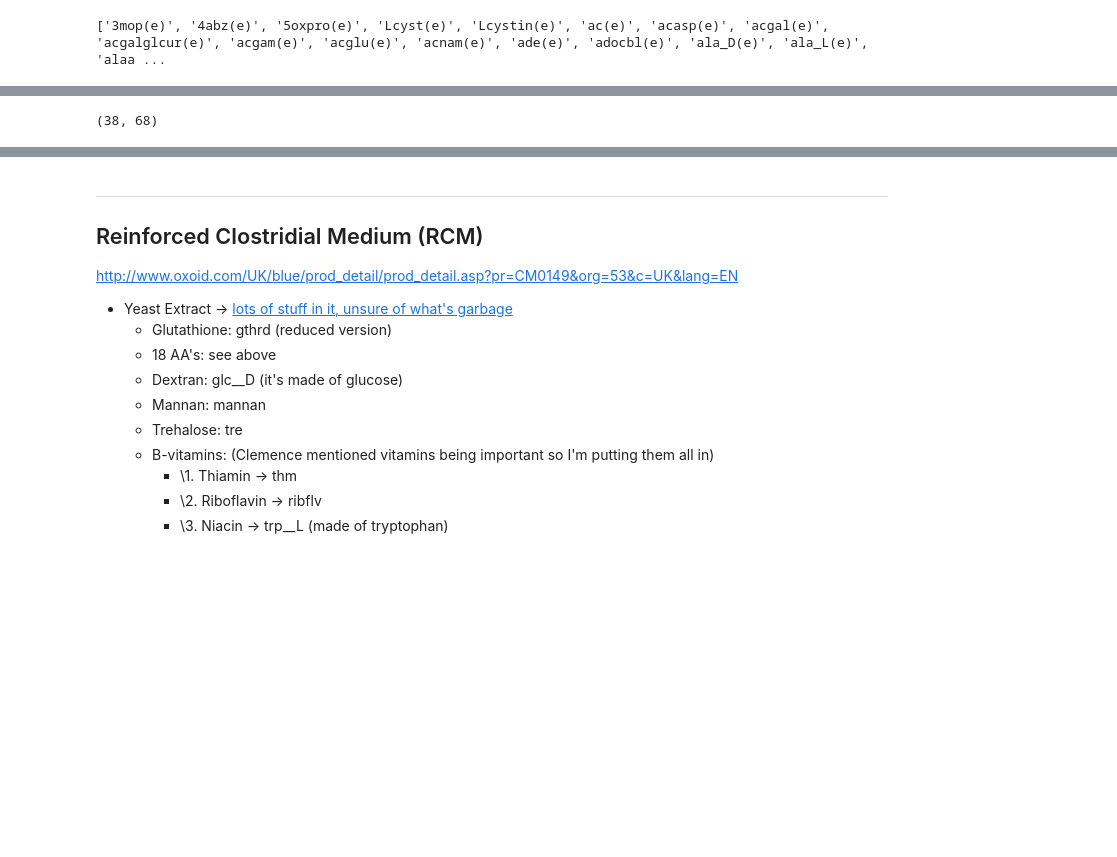
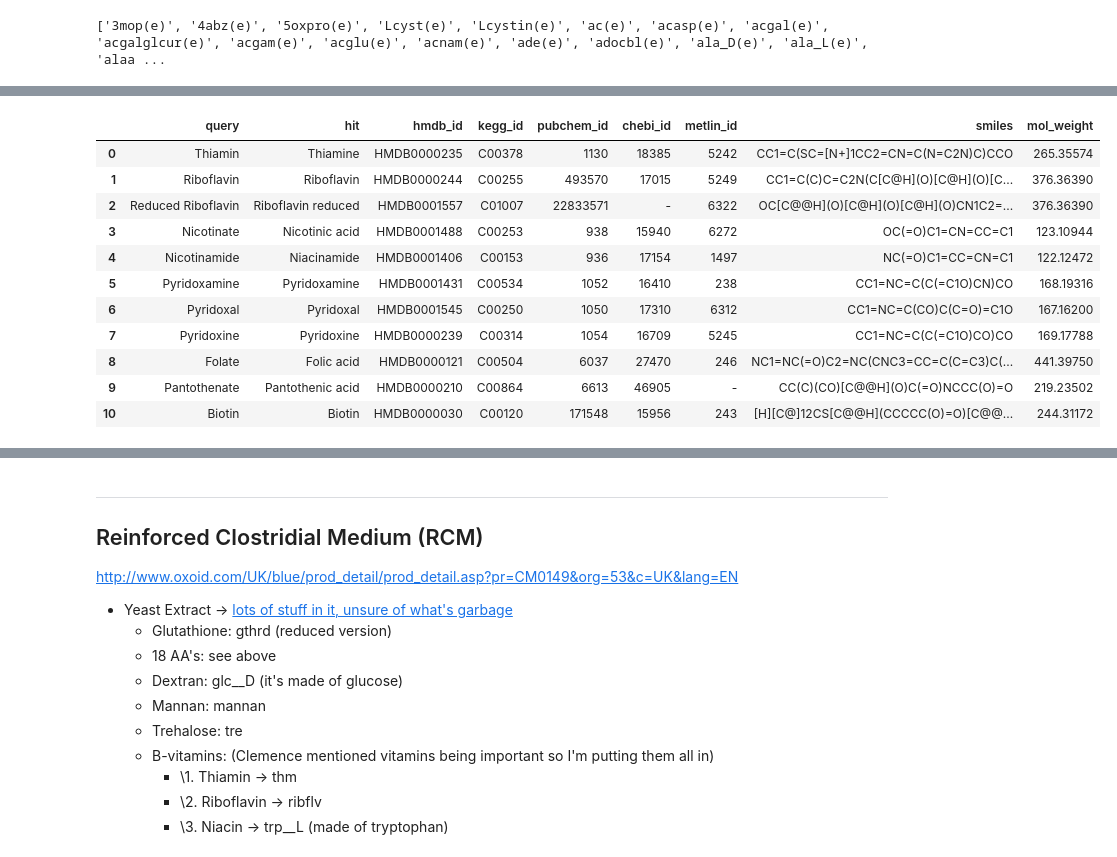
Before and after one commit to PrabJ/Flux_Balance_F_Prausnitzii, a Jupyter notebook: Metabolic_flux.ipynb, the cells around one changed output, grey strips where cells are left out. Cells and saved outputs as stored; diff of their text form; code cells hidden in the pictures; blank space fills up the shorter version.

```diff
--- a/Metabolic_flux.ipynb
+++ b/Metabolic_flux.ipynb
@@ -309,8 +310,17 @@ Secretion
-# %%
-MediumMgam=['4abz(e)','5oxpro(e)','Lcyst(e)', 'Lcystin(e)', 'ade(e)', 'adocbl(e)','ala_D(e)', 'ala_L(e)', 'arg_L(e)', 'asp_L(e)', 'btn(e)', 'ca2(e)', 'cbl1(e)', 'cbl2(e)', 'cl(e)', 'cobalt2(e)', 'cu2(e)', 'cys_L(e)', 'fe2(e)', 'fe3(e)', 'fol(e)', 'glc(e)', 'gln_L(e)', 'glu_L(e)', 'gly(e)',  'gthox(e)', 'gthrd(e)', 'gua(e)', 'h(e)', 'h2o(e)', 'his_L(e)', 'hxan(e)', 'ile_L(e)', 'ins(e)',  'k(e)',  'leu_L(e)', 'lys_L(e)', 'met_D(e)', 'met_L(e)', 'mg2(e)', 'na1(e)', 'nac(e)', 'ncam(e)', 'pb(e)' , 'phe_L(e)', 'pi(e)', 'pnto_R(e)', 'pro_L(e)', 'ptrc(e)', 'pydam(e)', 'pydx(e)', 'pydxn(e)', 'rbflvrd(e)', 'ribflv(e)', 'ser_L(e)', 'so4(e)', 'spmd(e)', 'strch1(e)',  'taur(e)', 'thm(e)', 'thr_L(e)', 'thymd(e)', 'trp_L(e)', 'tyr_L(e)', 'ura(e)', 'val_L(e)', 'xan(e)', 'xyl_D(e)']
-
-comparison=pd.DataFrame({"Compound":MediumMgam, "Specific_Bound_Set":pd.Series(MediumMgam).isin(Traces_AA_def["BiGG_ID"])})
-no_specific_bound=comparison.loc[comparison["Specific_Bound_Set"]==False]
-len(no_specific_bound), len(MediumMgam)
-# %% [output]
-(38, 68)
+# %%
+vitamins=Mol_Weight(["Thiamin", "Riboflavin", "Reduced Riboflavin", "Nicotinate", "Nicotinamide",  "Pyridoxamine", "Pyridoxal","Pyridoxine", "Folate", "Pantothenate", "Biotin"])
+vitamins["mol_weight"][2]=vitamins["mol_weight"][1]
+vitamins
+# %% [output]
+|  | query | hit | hmdb_id | kegg_id | pubchem_id | chebi_id | metlin_id | smiles | mol_weight |
+| 0 | Thiamin | Thiamine | HMDB0000235 | C00378 | 1130 | 18385 | 5242 | CC1=C(SC=[N+]1CC2=CN=C(N=C2N)C)CCO | 265.35574 |
+| 1 | Riboflavin | Riboflavin | HMDB0000244 | C00255 | 493570 | 17015 | 5249 | CC1=C(C)C=C2N(C[C@H](O)[C@H](O)[C... | 376.36390 |
+| 2 | Reduced Riboflavin | Riboflavin reduced | HMDB0001557 | C01007 | 22833571 | - | 6322 | OC[C@@H](O)[C@H](O)[C@H](O)CN1C2=... | 376.36390 |
+| 3 | Nicotinate | Nicotinic acid | HMDB0001488 | C00253 | 938 | 15940 | 6272 | OC(=O)C1=CN=CC=C1 | 123.10944 |
+| 4 | Nicotinamide | Niacinamide | HMDB0001406 | C00153 | 936 | 17154 | 1497 | NC(=O)C1=CC=CN=C1 | 122.12472 |
+| 5 | Pyridoxamine | Pyridoxamine | HMDB0001431 | C00534 | 1052 | 16410 | 238 | CC1=NC=C(C(=C1O)CN)CO | 168.19316 |
+| 6 | Pyridoxal | Pyridoxal | HMDB0001545 | C00250 | 1050 | 17310 | 6312 | CC1=NC=C(CO)C(C=O)=C1O | 167.16200 |
+| 7 | Pyridoxine | Pyridoxine | HMDB0000239 | C00314 | 1054 | 16709 | 5245 | CC1=NC=C(C(=C1O)CO)CO | 169.17788 |
+| 8 | Folate | Folic acid | HMDB0000121 | C00504 | 6037 | 27470 | 246 | NC1=NC(=O)C2=NC(CNC3=CC=C(C=C3)C(... | 441.39750 |
+| 9 | Pantothenate | Pantothenic acid | HMDB0000210 | C00864 | 6613 | 46905 | - | CC(C)(CO)[C@@H](O)C(=O)NCCC(O)=O | 219.23502 |
+| 10 | Biotin | Biotin | HMDB0000030 | C00120 | 171548 | 15956 | 243 | [H][C@]12CS[C@@H](CCCCC(O)=O)[C@@... | 244.31172 |
```
Also changed, not shown: parts of 22 cells of this notebook, 1 other file.
